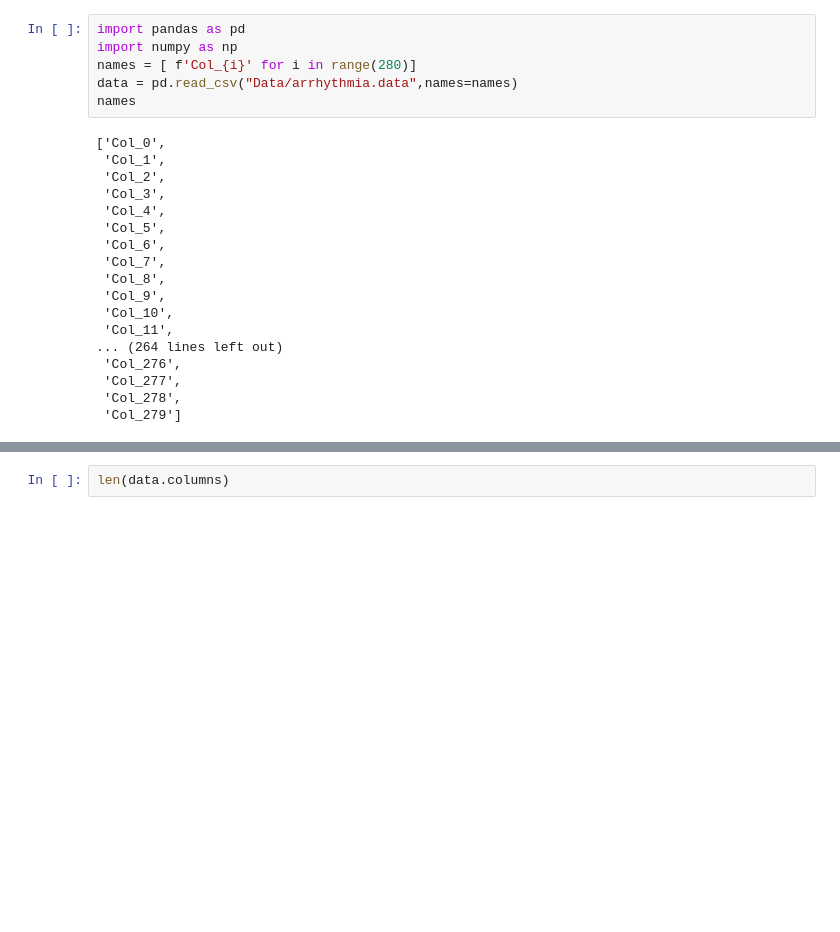
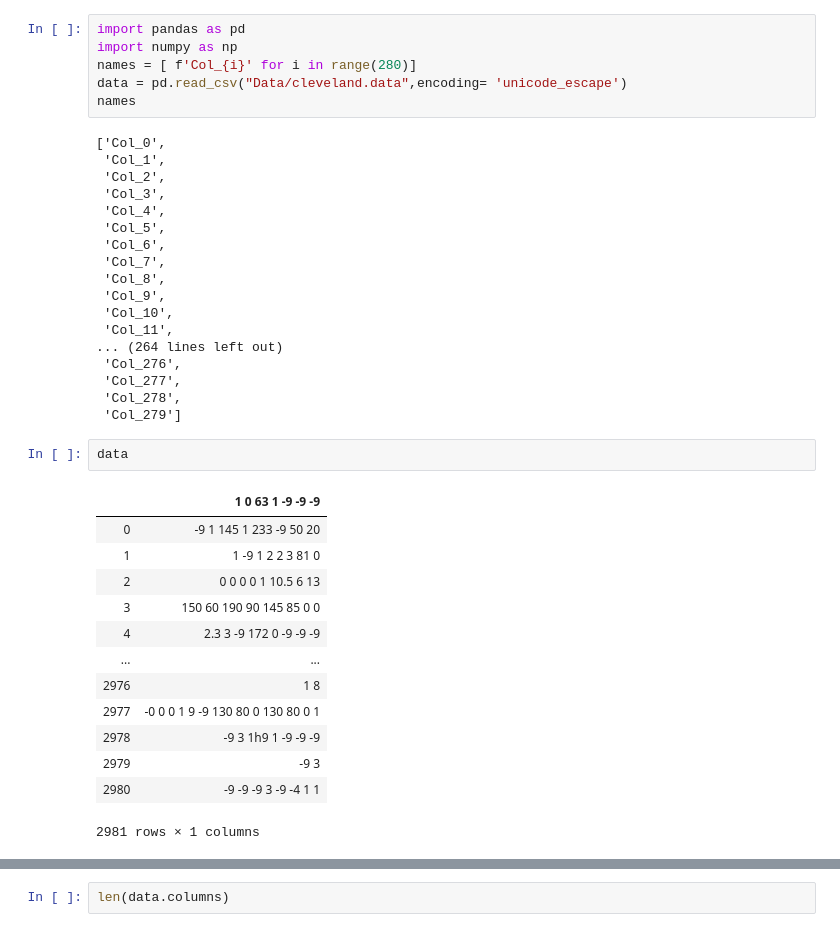
Before and after one commit to soham411/DataScience, a Jupyter notebook: Lab1/LAB2.ipynb, the cells around one changed output, grey strips where cells are left out. Saved outputs shown, nothing was run; the diff lists cells and outputs as text; blank space fills up the shorter version.

```diff
--- a/Lab1/LAB2.ipynb
+++ b/Lab1/LAB2.ipynb
@@ -2,7 +2,7 @@
 import pandas as pd
 import numpy as np
 names = [ f'Col_{i}' for i in range(280)]
-data = pd.read_csv("Data/arrhythmia.data",names=names)
+data = pd.read_csv("Data/cleveland.data",encoding= 'unicode_escape')
 names
 # %% [output]
 ['Col_0',
@@ -22,3 +22,19 @@ names
  'Col_277',
  'Col_278',
  'Col_279']
+# %%
+data
+# %% [output]
+|  | 1 0 63 1 -9 -9 -9 |
+| 0 | -9 1 145 1 233 -9 50 20 |
+| 1 | 1 -9 1 2 2 3 81 0 |
+| 2 | 0 0 0 0 1 10.5 6 13 |
+| 3 | 150 60 190 90 145 85 0 0 |
+| 4 | 2.3 3 -9 172 0 -9 -9 -9 |
+| ... | ... |
+| 2976 | 1 8 |
+| 2977 | -0 0 0 1 9 -9 130 80 0 130 80 0 1 |
+| 2978 | -9 3 1h9 1 -9 -9 -9 |
+| 2979 | -9 3 |
+| 2980 | -9 -9 -9 3 -9 -4 1 1 |
+2981 rows × 1 columns
```
Also changed, not shown: parts of 1 cell of this notebook, 7 other files.
